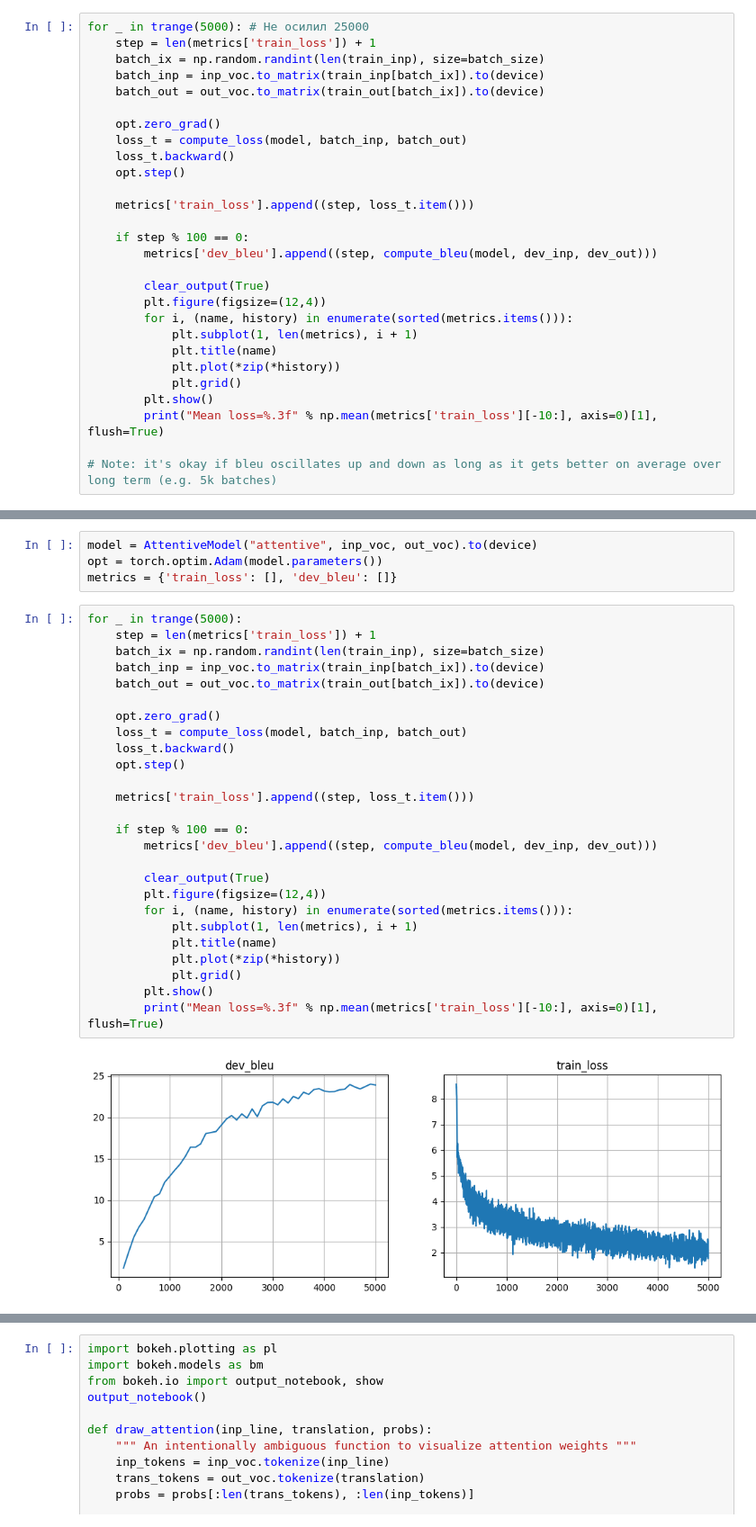
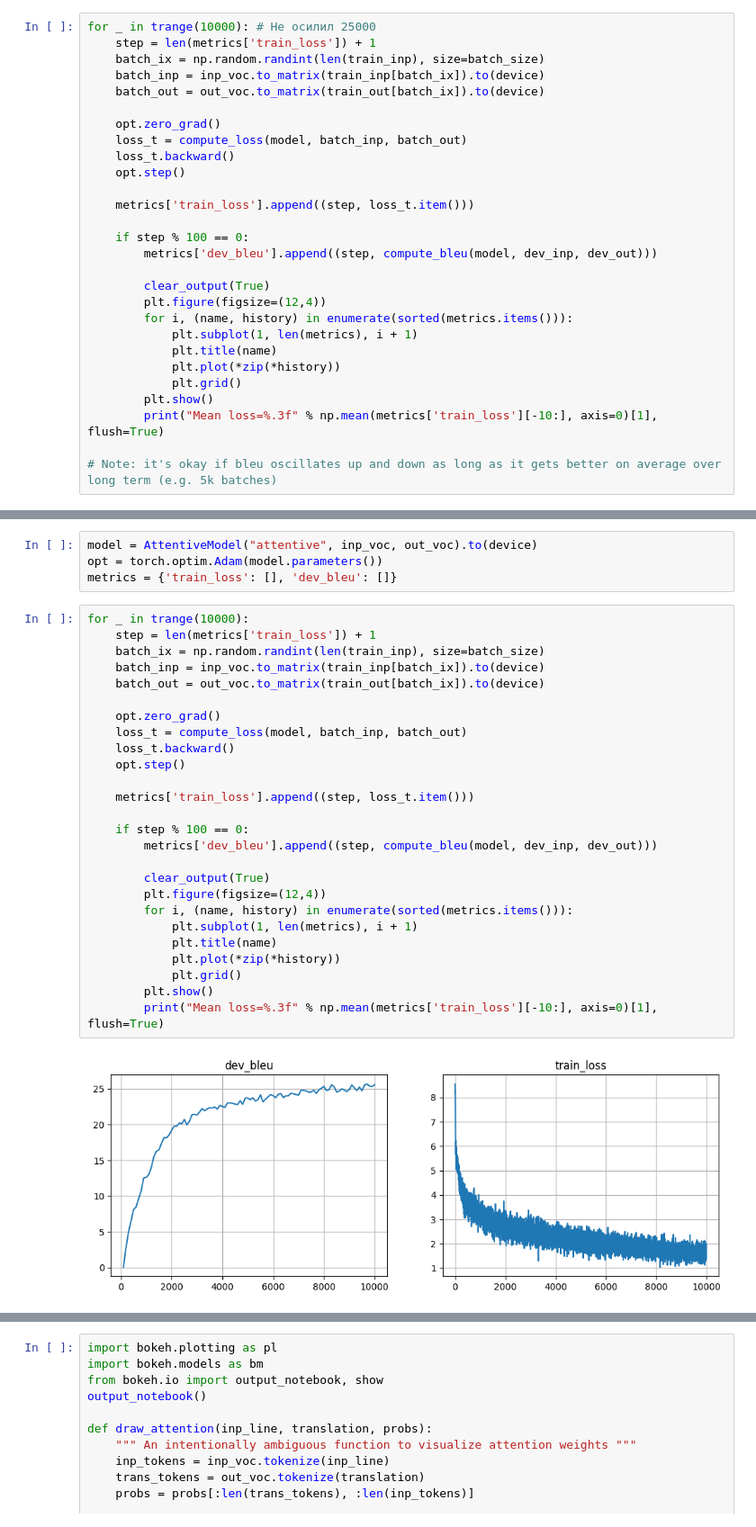
Before and after one commit to aclbk54/NLP-2025, a Jupyter notebook: new_practice_and_homework.ipynb, the cells around one changed output, grey strips where cells are left out. Shown: that part at 90% size. Drawn from its saved outputs; the diff is of its cells as text.

```diff
--- a/new_practice_and_homework.ipynb
+++ b/new_practice_and_homework.ipynb
@@ -374,7 +363,7 @@ model = BasicModel(inp_voc, out_voc).to(device)
 opt = torch.optim.Adam(model.parameters(), lr=1e-3)
 batch_size = 32
 # %%
-for _ in trange(5000): # Не осилил 25000
+for _ in trange(10000): # Не осилил 25000
     step = len(metrics['train_loss']) + 1
     batch_ix = np.random.randint(len(train_inp), size=batch_size)
     batch_inp = inp_voc.to_matrix(train_inp[batch_ix]).to(device)
@@ -604,30 +593,30 @@ model = AttentiveModel("attentive", inp_voc, out_voc).to(device)
 opt = torch.optim.Adam(model.parameters())
 metrics = {'train_loss': [], 'dev_bleu': []}
 # %%
-for _ in trange(5000):
+for _ in trange(10000):
     step = len(metrics['train_loss']) + 1
     batch_ix = np.random.randint(len(train_inp), size=batch_size)
     batch_inp = inp_voc.to_matrix(train_inp[batch_ix]).to(device)
     batch_out = out_voc.to_matrix(train_out[batch_ix]).to(device)
 
     opt.zero_grad()
     loss_t = compute_loss(model, batch_inp, batch_out)
     loss_t.backward()
     opt.step()
 
     metrics['train_loss'].append((step, loss_t.item()))
 
     if step % 100 == 0:
         metrics['dev_bleu'].append((step, compute_bleu(model, dev_inp, dev_out)))
 
         clear_output(True)
         plt.figure(figsize=(12,4))
         for i, (name, history) in enumerate(sorted(metrics.items())):
             plt.subplot(1, len(metrics), i + 1)
             plt.title(name)
             plt.plot(*zip(*history))
             plt.grid()
         plt.show()
         print("Mean loss=%.3f" % np.mean(metrics['train_loss'][-10:], axis=0)[1], flush=True)
 # %% [output]
-[figure, old version]
+[figure, new version]
```
Also changed, not shown: parts of 12 cells of this notebook.
